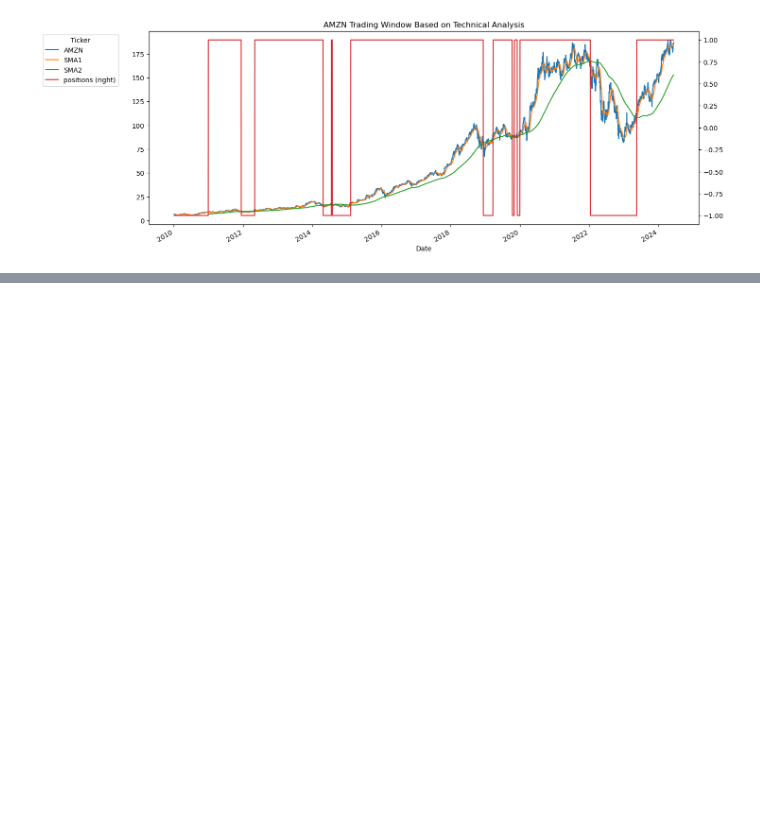
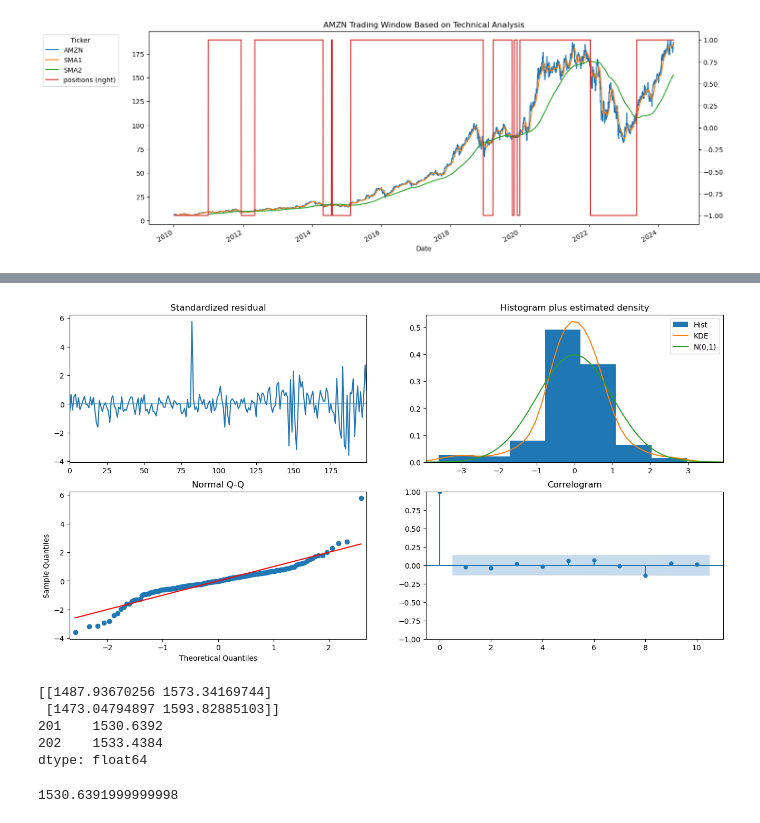
Before and after one commit to hyuncoding/study_time_series, a Jupyter notebook: d_financial_market.ipynb, the cells around one changed output, grey strips where cells are left out. Cells and saved outputs as stored; diff of their text form; code cells hidden in the pictures; blank space fills up the shorter version.

```diff
--- a/d_financial_market.ipynb
+++ b/d_financial_market.ipynb
@@ -279,0 +385,8 @@ plt.show()
+# %%
+import pmdarima as pm
+
+# d: 앞선 검정에서 1이 최적값임을 알아냈으므로 1로 설정(차분 차수).
+# m: 계절성이 있을 경우 주기의 개월 수. 1로 설정 시 seasonal=False가 된다.
+# stepwise: True일 경우 단계별 알고리즘으로 작동한다. 즉, 모든 경우의 수를 탐색하지 않는다.
+# trace: True일 경우 verbose=True처럼 과정을 출력한다.
+model = pm.auto_arima(y=y_train, d=1, start_p=0, max_p=10, start_q=0, max_q=10, m=1, seasonal=False, stepwise=True, trace=True)
@@ -279,0 +403,2 @@ plt.show()
+# %%
+model.fit(y_train)
@@ -279,0 +445,21 @@ plt.show()
+# %%
+import matplotlib.pyplot as plt
+
+model.plot_diagnostics(figsize=(16, 8))
+plt.show()
+# %% [output]
+[figure, added]
+# %%
+prediction, conf_int = model.predict(n_periods=2, return_conf_int=True)
+print(conf_int)
+print(prediction)
+# %% [output]
+[[1487.93670256 1573.34169744]
+ [1473.04794897 1593.82885103]]
+201    1530.6392
+202    1533.4384
+dtype: float64
+# %%
+prediction.tolist()[0]
+# %% [output]
+1530.6391999999998
```
Also changed, not shown: parts of 17 cells of this notebook, 3 other files.
